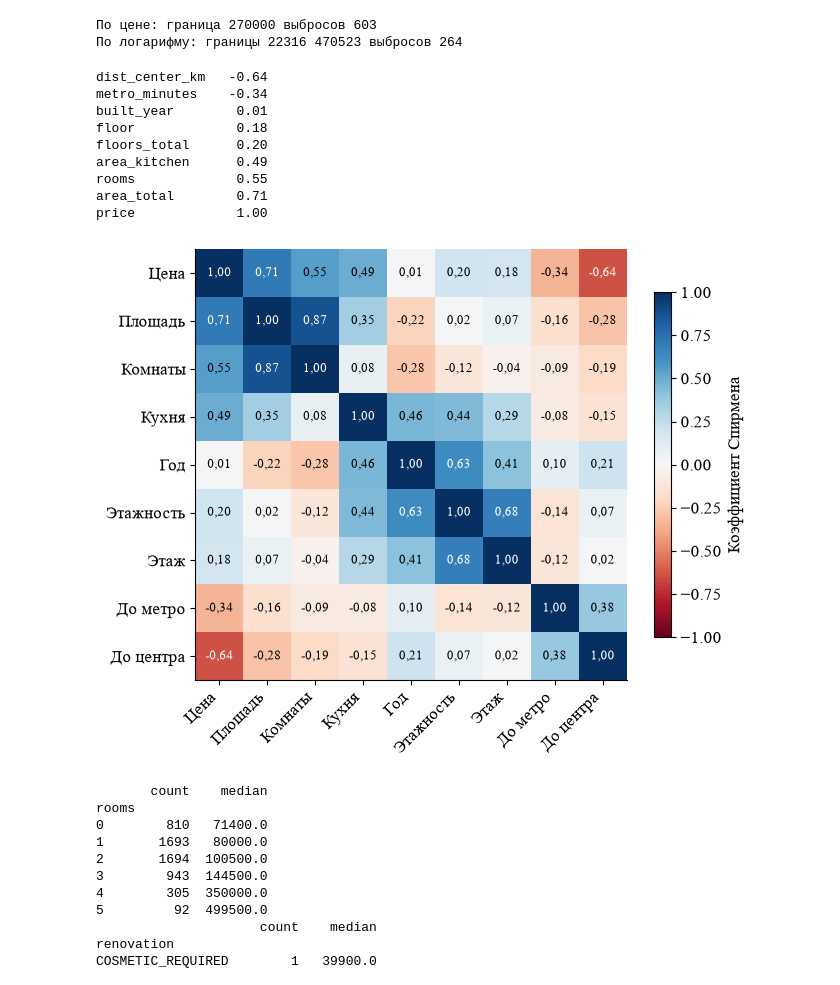
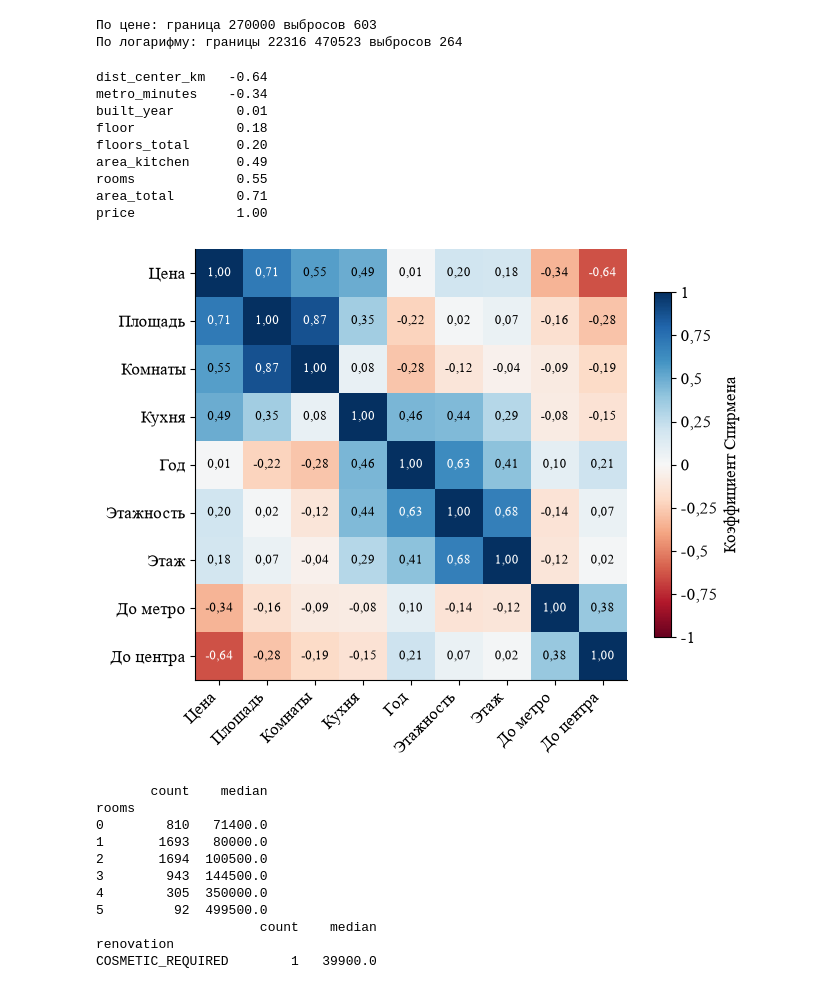
Before and after one commit to ulka-moiseenko/rent-price-moscow, a Jupyter notebook: notebooks/02_разведочный_анализ.ipynb, the cells around one changed output. Drawn from its saved outputs; the diff is of its cells as text; code cells hidden in the pictures.

```diff
--- a/notebooks/02_разведочный_анализ.ipynb
+++ b/notebooks/02_разведочный_анализ.ipynb
@@ -18,7 +18,10 @@ from db import connect
 pd.set_option("display.width", 130, "display.max_columns", 30, "display.max_rows", 60)
 FIG = ROOT / "reports" / "figures"
 FIG.mkdir(parents=True, exist_ok=True)
+from matplotlib.ticker import FuncFormatter, NullFormatter
+
 NAVY, BLUE, YELLOW, GREY = "#17358A", "#2F6FD0", "#F2C230", "#8A94A6"
+COMMA = FuncFormatter(lambda v, _: f"{v:g}".replace(".", ","))
 plt.rcParams.update({"font.family": "Times New Roman", "font.size": 12, "axes.spines.top": False,
                      "axes.spines.right": False, "figure.facecolor": "white", "savefig.dpi": 200,
                      "savefig.bbox": "tight"})
@@ -91,29 +94,29 @@ print("По логарифму: границы", round(np.exp(low)), round(np.ex
 # %%
 # Корреляция Спирмена
 cols = ["price", "area_total", "rooms", "area_kitchen", "built_year", "floors_total", "floor", "metro_minutes", "dist_center_km"]
 names = ["Цена", "Площадь", "Комнаты", "Кухня", "Год", "Этажность", "Этаж", "До метро", "До центра"]
 corr = df[cols].corr(method="spearman")
 print(corr["price"].round(2).sort_values().to_string())
 fig, ax = plt.subplots(figsize=(7, 5.6))
 im = ax.imshow(corr, cmap="RdBu", vmin=-1, vmax=1)
 ax.set_xticks(range(len(cols)), names, rotation=45, ha="right"); ax.set_yticks(range(len(cols)), names)
 for i in range(len(cols)):
     for j in range(len(cols)):
         ax.text(j, i, f"{corr.iloc[i, j]:.2f}".replace(".", ","), ha="center", va="center", fontsize=9,
                 color="white" if abs(corr.iloc[i, j]) > .6 else "black")
-fig.colorbar(im, shrink=.8, label="Коэффициент Спирмена")
+fig.colorbar(im, shrink=.8, label="Коэффициент Спирмена", format=COMMA)
 fig.savefig(FIG / "correlation.png")
 # %% [output]
 dist_center_km   -0.64
 metro_minutes    -0.34
 built_year        0.01
 floor             0.18
 floors_total      0.20
 area_kitchen      0.49
 rooms             0.55
 area_total        0.71
 price             1.00
-[figure, old version]
+[figure, new version]
 # %%
 # Медианная цена по группам
 print(df.groupby("rooms").price.agg(["count", "median"]).round().head(6).to_string())
```
Also changed, not shown: 33 other files.
